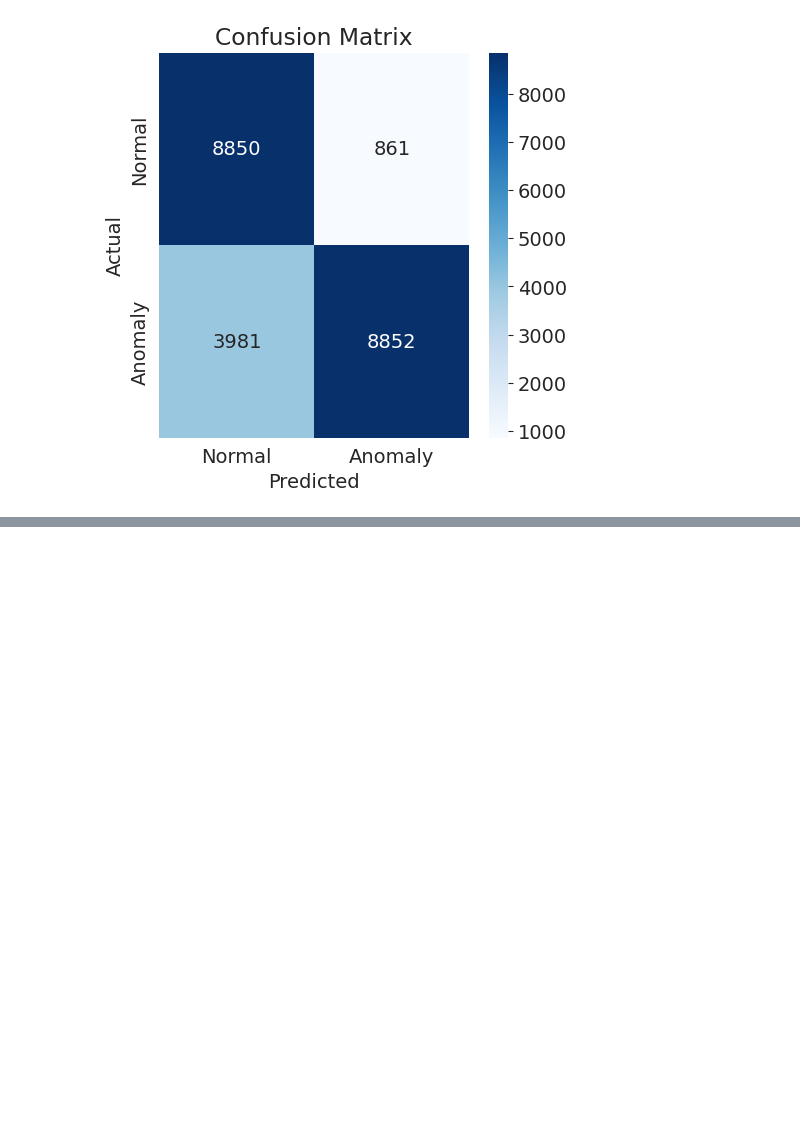
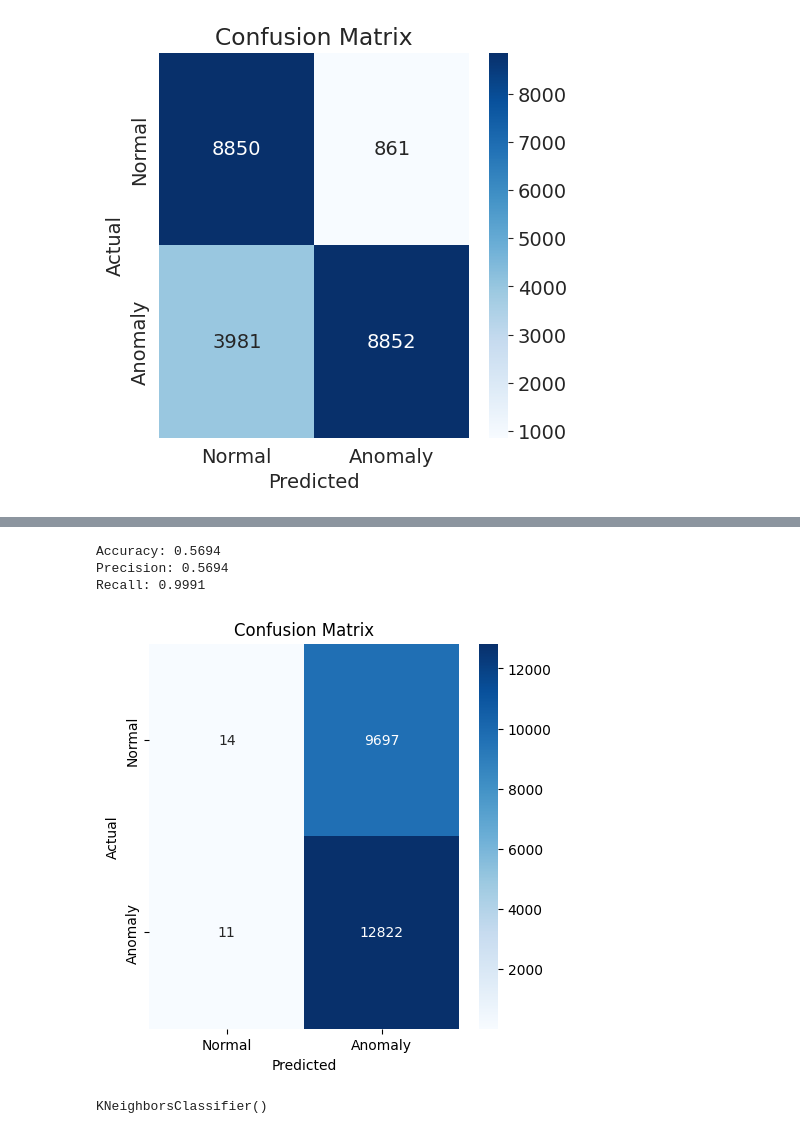
Before and after one commit to sidd-2203/Intrusion-Detection, a Jupyter notebook: Intrusion_Detection_on_Network_Logs.ipynb, the cells around one changed output, grey strips where cells are left out. Saved outputs shown, nothing was run; the diff lists cells and outputs as text; code cells hidden in the pictures; blank space fills up the shorter version.

```diff
--- a/Intrusion_Detection_on_Network_Logs.ipynb
+++ b/Intrusion_Detection_on_Network_Logs.ipynb
@@ -459,0 +480,4 @@ Recall: 0.6898
+# %%
+%%time
+naive_bayes_model=GaussianNB()
+naive_bayes_model.fit(X_df,Y_df)
@@ -459,0 +488,28 @@ Recall: 0.6898
+# %%
+y_predicted=naive_bayes_model.predict(X_test_df)
+# %%
+class_labels=['Normal','Anomaly']
+accuracy = accuracy_score(Y_test_df, y_predicted)
+precision = precision_score(Y_test_df, y_predicted)
+recall = recall_score(Y_test_df, y_predicted)
+conf_matrix = confusion_matrix(Y_test_df,y_predicted)
+
+print(f"Accuracy: {accuracy:.4f}")
+print(f"Precision: {precision:.4f}")
+print(f"Recall: {recall:.4f}")
+
+
+conf_matrix_df = pd.DataFrame(conf_matrix, index=class_labels, columns=class_labels)
+
+# Plot the confusion matrix with seaborn
+plt.figure(figsize=(5, 5))
+sns.heatmap(conf_matrix_df, annot=True, fmt="d", cmap="Blues")
+plt.title("Confusion Matrix")
+plt.xlabel("Predicted")
+plt.ylabel("Actual")
+plt.show()
+# %% [output]
+Accuracy: 0.5694
+Precision: 0.5694
+Recall: 0.9991
+[figure, added]
@@ -459,0 +518,5 @@ Recall: 0.6898
+# %%
+knn_model=KNeighborsClassifier()
+knn_model.fit(X_df,Y_df.astype(int))
+# %% [output]
+KNeighborsClassifier()
```
Also changed, not shown: parts of 22 cells of this notebook.
